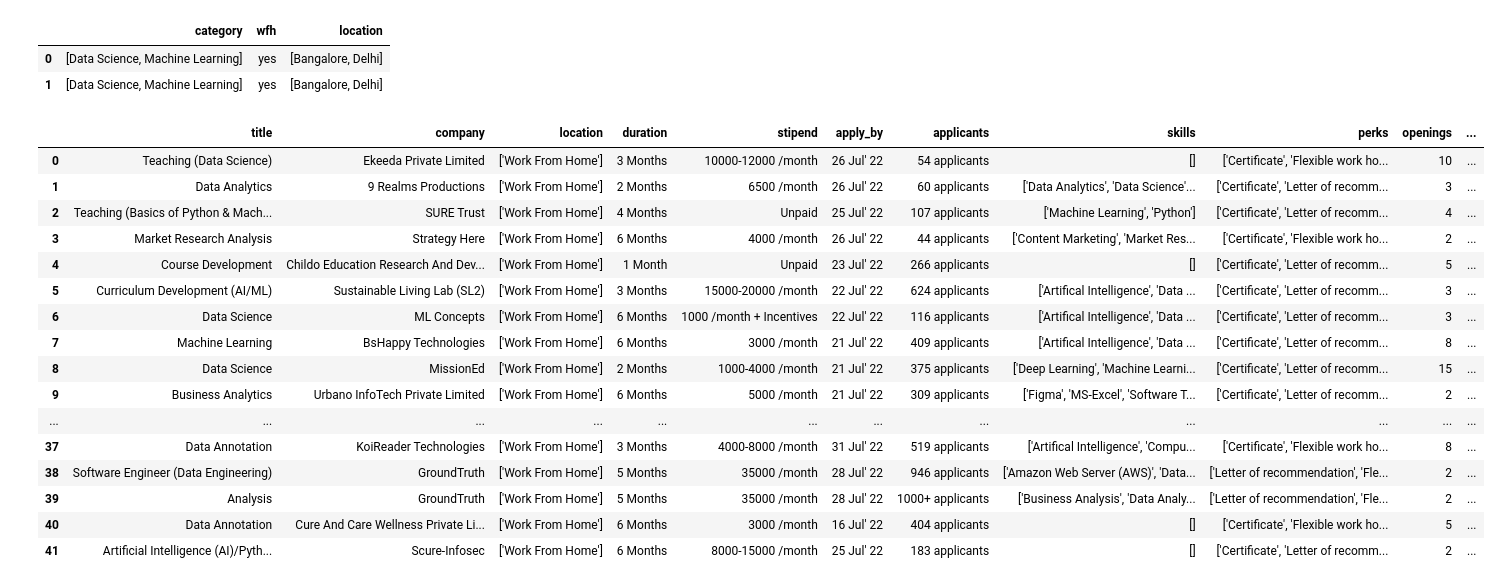
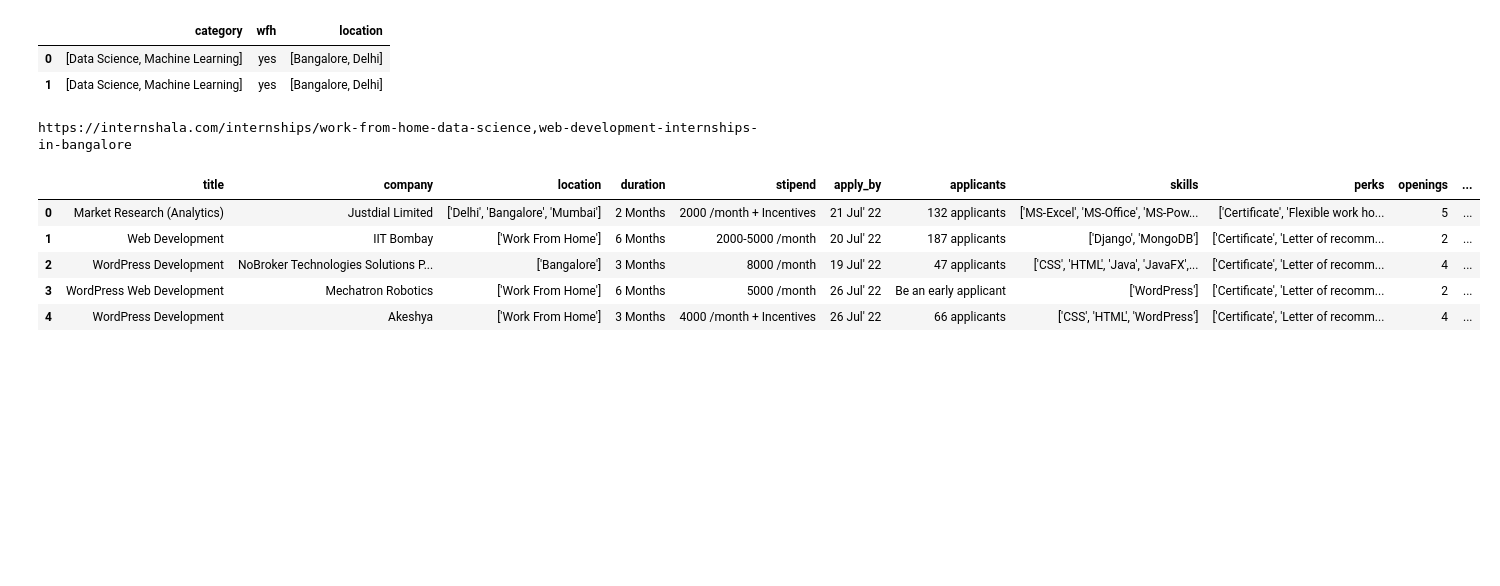
Before and after one commit to rishi5565/internshala_project_v2, a Jupyter notebook: notebooks/experiment.ipynb, the cells around one changed output. Drawn from its saved outputs; the diff is of its cells as text; code cells hidden in the pictures; blank space fills up the shorter version.

```diff
--- a/notebooks/experiment.ipynb
+++ b/notebooks/experiment.ipynb
@@ -254,28 +252,19 @@ scraper({
 # %%
 args_dict = {
-    "category": ["data science, machine learning"],
+    "category": ["data science", "web development"],
     "wfh": "yes",
-    "location": []
+    "location": ["bangalore"]
 }
 scraper(args_dict)
+# %% [output]
+https://internshala.com/internships/work-from-home-data-science,web-development-internships-in-bangalore
 # %%
-df = pd.read_csv("raw_scraped.csv")
-df
+df = pd.read_csv("../data/raw/raw_scraped.csv")
+df.head()
 # %% [output]
 |  | title | company | location | duration | stipend | apply_by | applicants | skills | perks | openings | ... |
-| 0 | Teaching (Data Science) | Ekeeda Private Limited | ['Work From Home'] | 3 Months | 10000-12000 /month | 26 Jul' 22 | 54 applicants | [] | ['Certificate', 'Flexible work ho... | 10 | ... |
-| 1 | Data Analytics | 9 Realms Productions | ['Work From Home'] | 2 Months | 6500 /month | 26 Jul' 22 | 60 applicants | ['Data Analytics', 'Data Science'... | ['Certificate', 'Letter of recomm... | 3 | ... |
-| 2 | Teaching (Basics of Python & Mach... | SURE Trust | ['Work From Home'] | 4 Months | Unpaid | 25 Jul' 22 | 107 applicants | ['Machine Learning', 'Python'] | ['Certificate', 'Letter of recomm... | 4 | ... |
-| 3 | Market Research Analysis | Strategy Here | ['Work From Home'] | 6 Months | 4000 /month | 26 Jul' 22 | 44 applicants | ['Content Marketing', 'Market Res... | ['Certificate', 'Flexible work ho... | 2 | ... |
-| 4 | Course Development | Childo Education Research And Dev... | ['Work From Home'] | 1 Month | Unpaid | 23 Jul' 22 | 266 applicants | [] | ['Certificate', 'Letter of recomm... | 5 | ... |
-| 5 | Curriculum Development (AI/ML) | Sustainable Living Lab (SL2) | ['Work From Home'] | 3 Months | 15000-20000 /month | 22 Jul' 22 | 624 applicants | ['Artifical Intelligence', 'Data ... | ['Certificate', 'Letter of recomm... | 3 | ... |
-| 6 | Data Science | ML Concepts | ['Work From Home'] | 6 Months | 1000 /month + Incentives | 22 Jul' 22 | 116 applicants | ['Artifical Intelligence', 'Data ... | ['Certificate', 'Letter of recomm... | 3 | ... |
-| 7 | Machine Learning | BsHappy Technologies | ['Work From Home'] | 6 Months | 3000 /month | 21 Jul' 22 | 409 applicants | ['Artifical Intelligence', 'Data ... | ['Certificate', 'Letter of recomm... | 8 | ... |
-| 8 | Data Science | MissionEd | ['Work From Home'] | 2 Months | 1000-4000 /month | 21 Jul' 22 | 375 applicants | ['Deep Learning', 'Machine Learni... | ['Certificate', 'Letter of recomm... | 15 | ... |
-| 9 | Business Analytics | Urbano InfoTech Private Limited | ['Work From Home'] | 6 Months | 5000 /month | 21 Jul' 22 | 309 applicants | ['Figma', 'MS-Excel', 'Software T... | ['Certificate', 'Letter of recomm... | 2 | ... |
-| ... | ... | ... | ... | ... | ... | ... | ... | ... | ... | ... | ... |
-| 37 | Data Annotation | KoiReader Technologies | ['Work From Home'] | 3 Months | 4000-8000 /month | 31 Jul' 22 | 519 applicants | ['Artifical Intelligence', 'Compu... | ['Certificate', 'Flexible work ho... | 8 | ... |
-| 38 | Software Engineer (Data Engineering) | GroundTruth | ['Work From Home'] | 5 Months | 35000 /month | 28 Jul' 22 | 946 applicants | ['Amazon Web Server (AWS)', 'Data... | ['Letter of recommendation', 'Fle... | 2 | ... |
-| 39 | Analysis | GroundTruth | ['Work From Home'] | 5 Months | 35000 /month | 28 Jul' 22 | 1000+ applicants | ['Business Analysis', 'Data Analy... | ['Letter of recommendation', 'Fle... | 2 | ... |
-| 40 | Data Annotation | Cure And Care Wellness Private Li... | ['Work From Home'] | 6 Months | 3000 /month | 16 Jul' 22 | 404 applicants | [] | ['Certificate', 'Flexible work ho... | 5 | ... |
-| 41 | Artificial Intelligence (AI)/Pyth... | Scure-Infosec | ['Work From Home'] | 6 Months | 8000-15000 /month | 25 Jul' 22 | 183 applicants | [] | ['Certificate', 'Letter of recomm... | 2 | ... |
+| 0 | Market Research (Analytics) | Justdial Limited | ['Delhi', 'Bangalore', 'Mumbai'] | 2 Months | 2000 /month + Incentives | 21 Jul' 22 | 132 applicants | ['MS-Excel', 'MS-Office', 'MS-Pow... | ['Certificate', 'Flexible work ho... | 5 | ... |
+| 1 | Web Development | IIT Bombay | ['Work From Home'] | 6 Months | 2000-5000 /month | 20 Jul' 22 | 187 applicants | ['Django', 'MongoDB'] | ['Certificate', 'Letter of recomm... | 2 | ... |
+| 2 | WordPress Development | NoBroker Technologies Solutions P... | ['Bangalore'] | 3 Months | 8000 /month | 19 Jul' 22 | 47 applicants | ['CSS', 'HTML', 'Java', 'JavaFX',... | ['Certificate', 'Letter of recomm... | 4 | ... |
+| 3 | WordPress Web Development | Mechatron Robotics | ['Work From Home'] | 6 Months | 5000 /month | 26 Jul' 22 | Be an early applicant | ['WordPress'] | ['Certificate', 'Letter of recomm... | 2 | ... |
+| 4 | WordPress Development | Akeshya | ['Work From Home'] | 3 Months | 4000 /month + Incentives | 26 Jul' 22 | 66 applicants | ['CSS', 'HTML', 'WordPress'] | ['Certificate', 'Letter of recomm... | 4 | ... |
```
Also changed, not shown: parts of 23 cells of this notebook, 9 other files.
